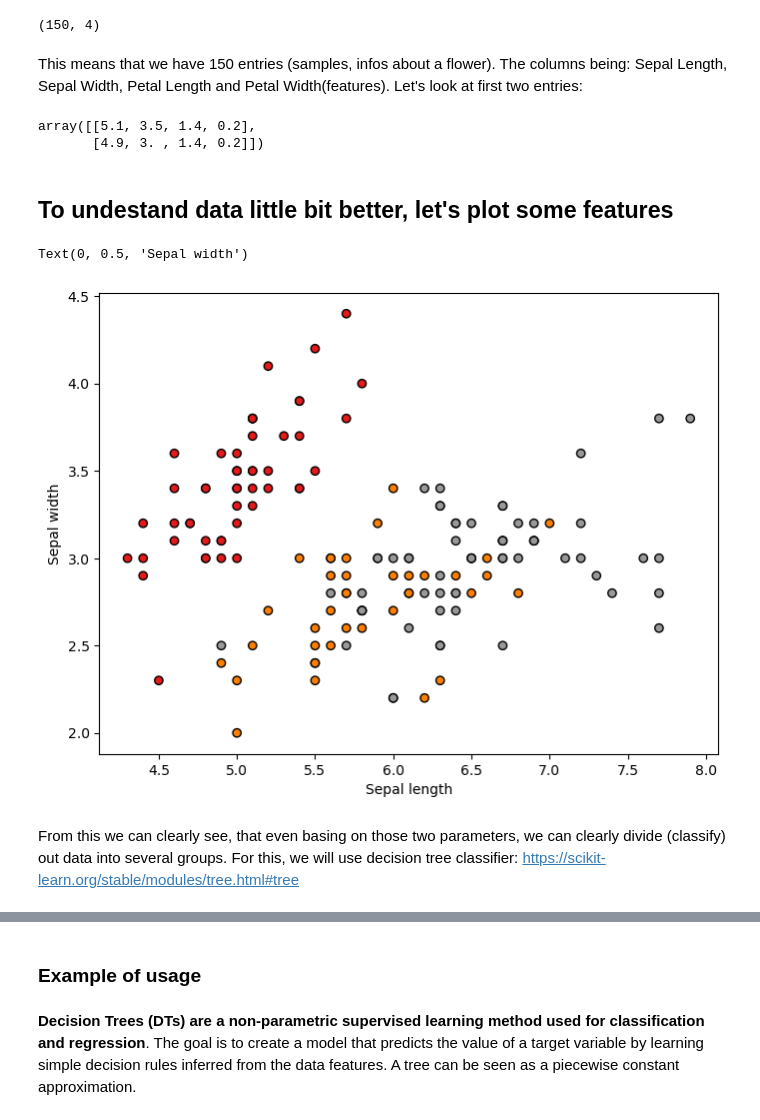
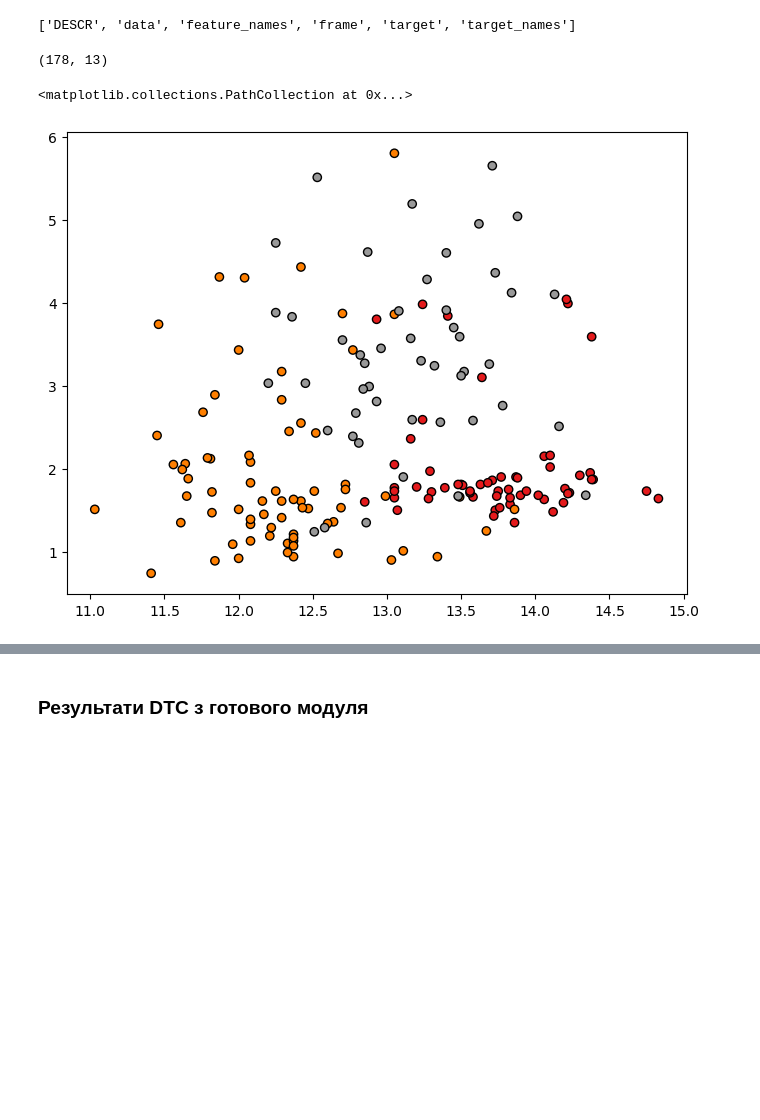
Before and after one commit to n1n1n1q/Common-Graph-Problems, a Jupyter notebook: DecisionTreeClassiffier.ipynb, the cells around one changed output, grey strips where cells are left out. Saved outputs shown, nothing was run; the diff lists cells and outputs as text; code cells hidden in the pictures; blank space fills up the shorter version.

Commit message:
decision tree finalization + gitignore update

```diff
--- a/DecisionTreeClassiffier.ipynb
+++ b/DecisionTreeClassiffier.ipynb
@@ -65,39 +41,28 @@ dir(iris)
+# %%
+wine = datasets.load_wine()
+dir(wine)
+# %% [output]
+['DESCR', 'data', 'feature_names', 'frame', 'target', 'target_names']
 # %%
-iris.data.shape
+wine.data.shape
 # %% [output]
-(150, 4)
+(178, 13)
-# %% [markdown]
-This means that we have 150 entries (samples, infos about a flower). The columns being: Sepal Length, Sepal Width, Petal Length and Petal Width(features). Let's look at first two entries:
-# %%
-iris.data[0:2]
-# %% [output]
-array([[5.1, 3.5, 1.4, 0.2],
-       [4.9, 3. , 1.4, 0.2]])
-# %% [markdown]
-## To undestand data little bit better, let's plot some features
 # %%
-X = iris.data[:, :2] # we only take the first two features.
-y = iris.target
+X = wine.data
+y = wine.target
 
 plt.figure(2, figsize=(8, 6))
 plt.clf()
 
-# Plot the training points
 plt.scatter(X[:, 0], X[:, 1], c=y, cmap=plt.cm.Set1, edgecolor="k")
-plt.xlabel("Sepal length")
-plt.ylabel("Sepal width")
 # %% [output]
-Text(0, 0.5, 'Sepal width')
+<matplotlib.collections.PathCollection at 0x...>
-[figure, old version]
+[figure, new version]
-# %% [markdown]
-From this we can clearly see, that even basing on those two parameters, we can clearly divide (classify) out data into several groups. For this, we will use decision tree classifier: https://scikit-learn.org/stable/modules/tree.html#tree
 # %% [markdown]
 
 ![purple-divider](https://user-images.githubusercontent.com/7065401/52071927-c1cd7100-2562-11e9-908a-dde91ba14e59.png)
-# %% [markdown]
-### Example of usage
-# %% [markdown]
-**Decision Trees (DTs) are a non-parametric supervised learning method used for classification and regression**. The goal is to create a model that predicts the value of a target variable by learning simple decision rules inferred from the data features. A tree can be seen as a piecewise constant approximation.
+# %% [markdown]
+### Результати DTC з готового модуля
 # %%
 clf = DecisionTreeClassifier()
 # %%
```
Also changed, not shown: parts of 33 cells of this notebook, 1 other file.
